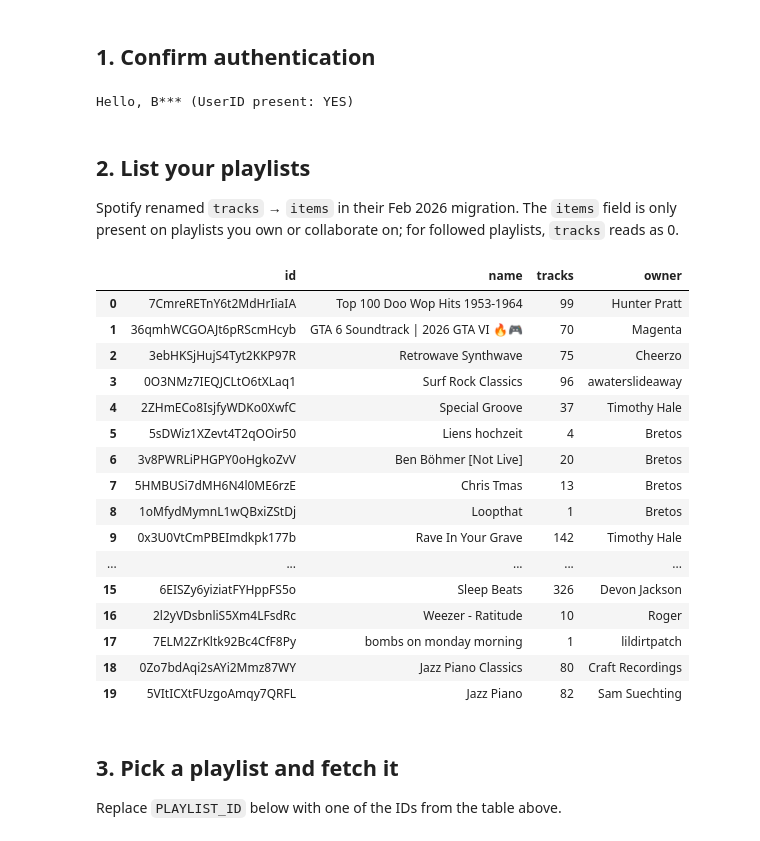
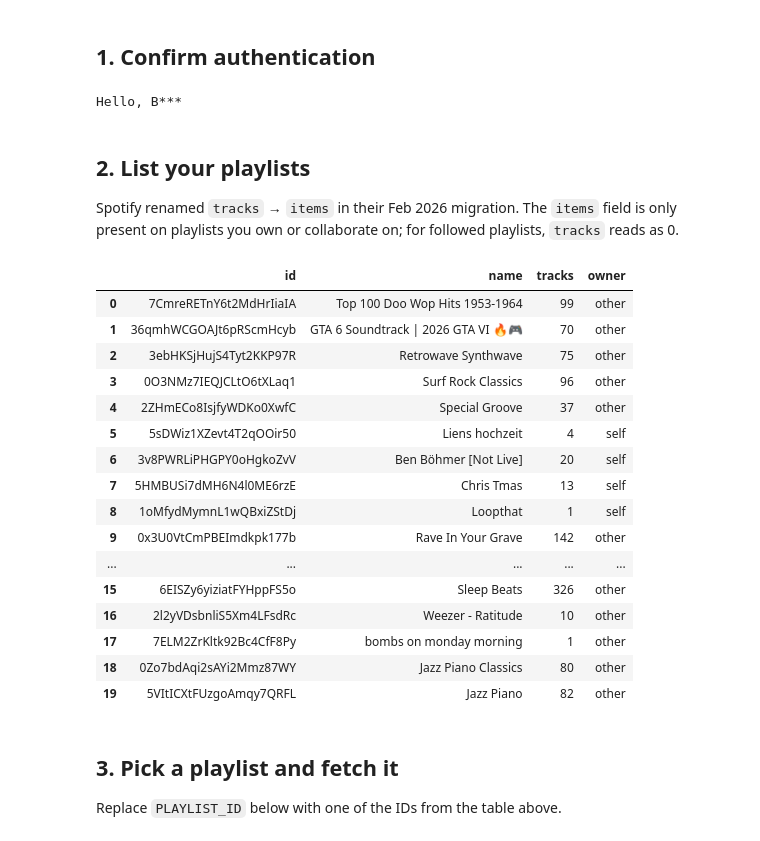
Before and after one commit to Bennet-B/py_spotify_project, a Jupyter notebook: notebooks/01_explore_playlist.ipynb, the cells around one changed output. Saved outputs shown, nothing was run; the diff lists cells and outputs as text; code cells hidden in the pictures.

```diff
--- a/notebooks/01_explore_playlist.ipynb
+++ b/notebooks/01_explore_playlist.ipynb
@@ -49,10 +46,9 @@ client = SpotifyClient.from_env(cache=cache)
 # %%
 user = client.fetch_current_user()
 truncated_name = user.display_name[0] + "***" if user.display_name else "Unknown"
-user_id_present = "YES" if user.id else "NO"
-print(f"Hello, {truncated_name} (UserID present: {user_id_present})")
+print(f"Hello, {truncated_name}")
 # %% [output]
-Hello, B*** (UserID present: YES)
+Hello, B***
 # %% [markdown]
 ## 2. List your playlists
 
@@ -60,37 +56,37 @@ Spotify renamed `tracks` → `items` in their Feb 2026 migration. The `items` fi
 # %%
 import pandas as pd
 
 playlists = client.fetch_user_playlists()
 summary = pd.DataFrame(
     [
         {
             "id": p.id,
             "name": p.name,
             "tracks": p.track_count,
-            "owner": p.owner_name,
+            "owner": "self" if p.owner_name == user.display_name else "other",
         }
         for p in playlists
     ]
 )
 summary.head(20)
 # %% [output]
 |  | id | name | tracks | owner |
-| 0 | 7CmreRETnY6t2MdHrIiaIA | Top 100 Doo Wop Hits 1953-1964 | 99 | Hunter Pratt |
-| 1 | 36qmhWCGOAJt6pRScmHcyb | GTA 6 Soundtrack | 2026 GTA VI 🔥🎮 | 70 | Magenta |
-| 2 | 3ebHKSjHujS4Tyt2KKP97R | Retrowave Synthwave | 75 | Cheerzo |
-| 3 | 0O3NMz7IEQJCLtO6tXLaq1 | Surf Rock Classics | 96 | awaterslideaway |
-| 4 | 2ZHmECo8IsjfyWDKo0XwfC | Special Groove | 37 | Timothy Hale |
-| 5 | 5sDWiz1XZevt4T2qOOir50 | Liens hochzeit | 4 | Bretos |
-| 6 | 3v8PWRLiPHGPY0oHgkoZvV | Ben Böhmer [Not Live] | 20 | Bretos |
-| 7 | 5HMBUSi7dMH6N4l0ME6rzE | Chris Tmas | 13 | Bretos |
-| 8 | 1oMfydMymnL1wQBxiZStDj | Loopthat | 1 | Bretos |
-| 9 | 0x3U0VtCmPBEImdkpk177b | Rave In Your Grave | 142 | Timothy Hale |
+| 0 | 7CmreRETnY6t2MdHrIiaIA | Top 100 Doo Wop Hits 1953-1964 | 99 | other |
+| 1 | 36qmhWCGOAJt6pRScmHcyb | GTA 6 Soundtrack | 2026 GTA VI 🔥🎮 | 70 | other |
+| 2 | 3ebHKSjHujS4Tyt2KKP97R | Retrowave Synthwave | 75 | other |
+| 3 | 0O3NMz7IEQJCLtO6tXLaq1 | Surf Rock Classics | 96 | other |
+| 4 | 2ZHmECo8IsjfyWDKo0XwfC | Special Groove | 37 | other |
+| 5 | 5sDWiz1XZevt4T2qOOir50 | Liens hochzeit | 4 | self |
+| 6 | 3v8PWRLiPHGPY0oHgkoZvV | Ben Böhmer [Not Live] | 20 | self |
+| 7 | 5HMBUSi7dMH6N4l0ME6rzE | Chris Tmas | 13 | self |
+| 8 | 1oMfydMymnL1wQBxiZStDj | Loopthat | 1 | self |
+| 9 | 0x3U0VtCmPBEImdkpk177b | Rave In Your Grave | 142 | other |
 | ... | ... | ... | ... | ... |
-| 15 | 6EISZy6yiziatFYHppFS5o | Sleep Beats | 326 | Devon Jackson |
-| 16 | 2l2yVDsbnliS5Xm4LFsdRc | Weezer - Ratitude | 10 | Roger |
-| 17 | 7ELM2ZrKltk92Bc4CfF8Py | bombs on monday morning | 1 | lildirtpatch |
-| 18 | 0Zo7bdAqi2sAYi2Mmz87WY | Jazz Piano Classics | 80 | Craft Recordings |
-| 19 | 5VItICXtFUzgoAmqy7QRFL | Jazz Piano | 82 | Sam Suechting |
+| 15 | 6EISZy6yiziatFYHppFS5o | Sleep Beats | 326 | other |
+| 16 | 2l2yVDsbnliS5Xm4LFsdRc | Weezer - Ratitude | 10 | other |
+| 17 | 7ELM2ZrKltk92Bc4CfF8Py | bombs on monday morning | 1 | other |
+| 18 | 0Zo7bdAqi2sAYi2Mmz87WY | Jazz Piano Classics | 80 | other |
+| 19 | 5VItICXtFUzgoAmqy7QRFL | Jazz Piano | 82 | other |
 # %% [markdown]
 ## 3. Pick a playlist and fetch it
 
```
Also changed, not shown: parts of 1 cell of this notebook.
